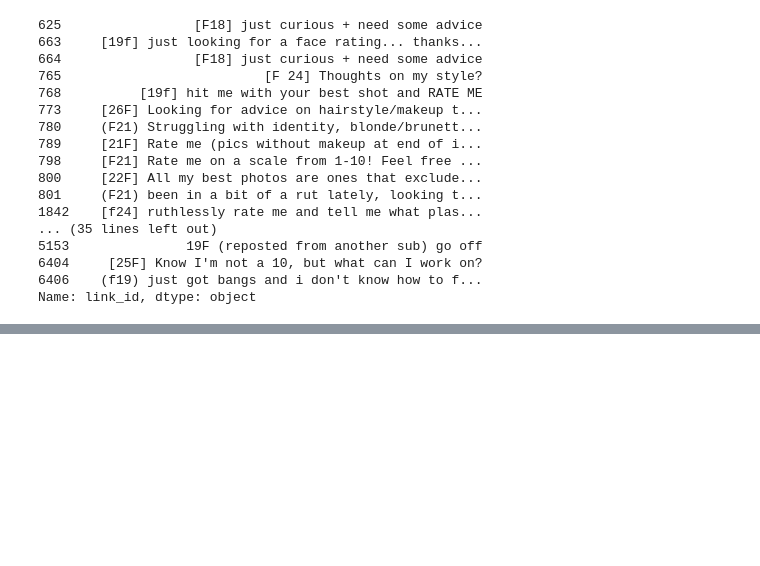
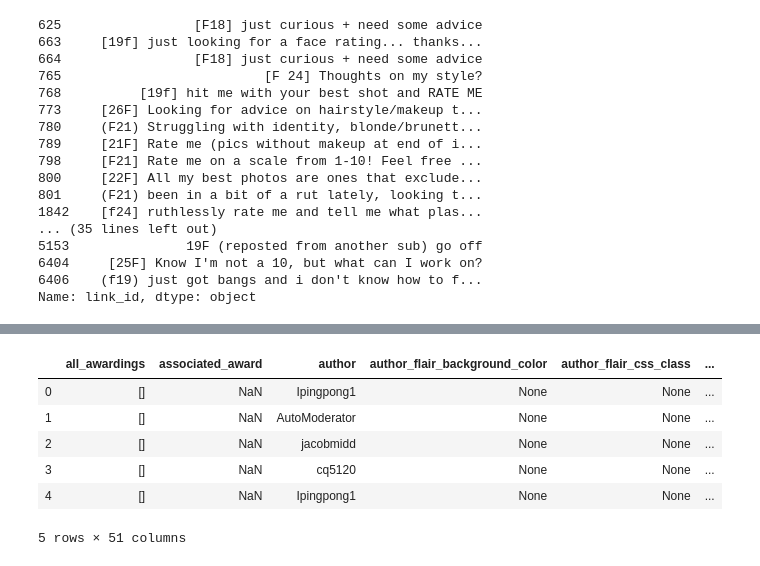
Before and after one commit to MichiganDataScienceTeam/F19-RateMe, a Jupyter notebook: notebooks/naitian-data-collection.ipynb, the cells around one changed output, grey strips where cells are left out. Saved outputs shown, nothing was run; the diff lists cells and outputs as text; code cells hidden in the pictures; blank space fills up the shorter version.

```diff
--- a/notebooks/naitian-data-collection.ipynb
+++ b/notebooks/naitian-data-collection.ipynb
@@ -304,0 +330,10 @@ Name: link_id, dtype: object
+# %%
+comment_df.head()
+# %% [output]
+|  | all_awardings | associated_award | author | author_flair_background_color | author_flair_css_class | ... |
+| 0 | [] | NaN | Ipingpong1 | None | None | ... |
+| 1 | [] | NaN | AutoModerator | None | None | ... |
+| 2 | [] | NaN | jacobmidd | None | None | ... |
+| 3 | [] | NaN | cq5120 | None | None | ... |
+| 4 | [] | NaN | Ipingpong1 | None | None | ... |
+5 rows × 51 columns
```
Also changed, not shown: parts of 11 cells of this notebook.
